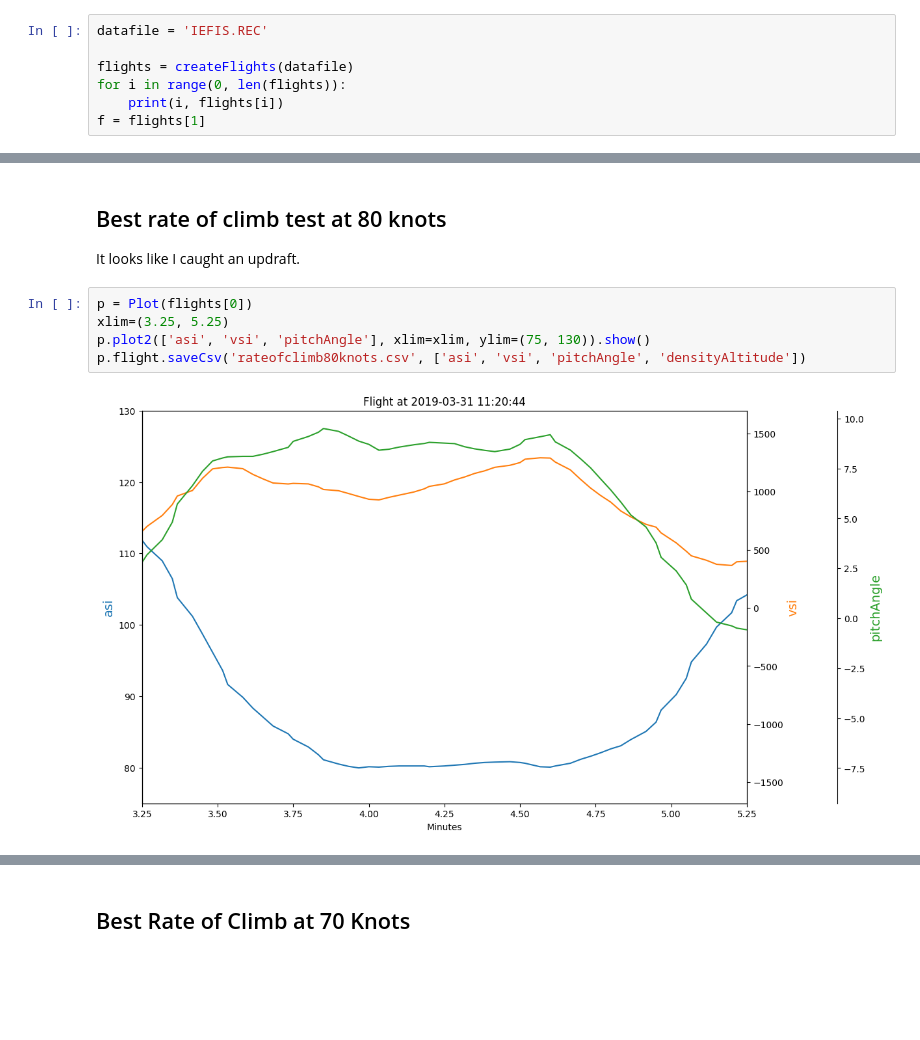
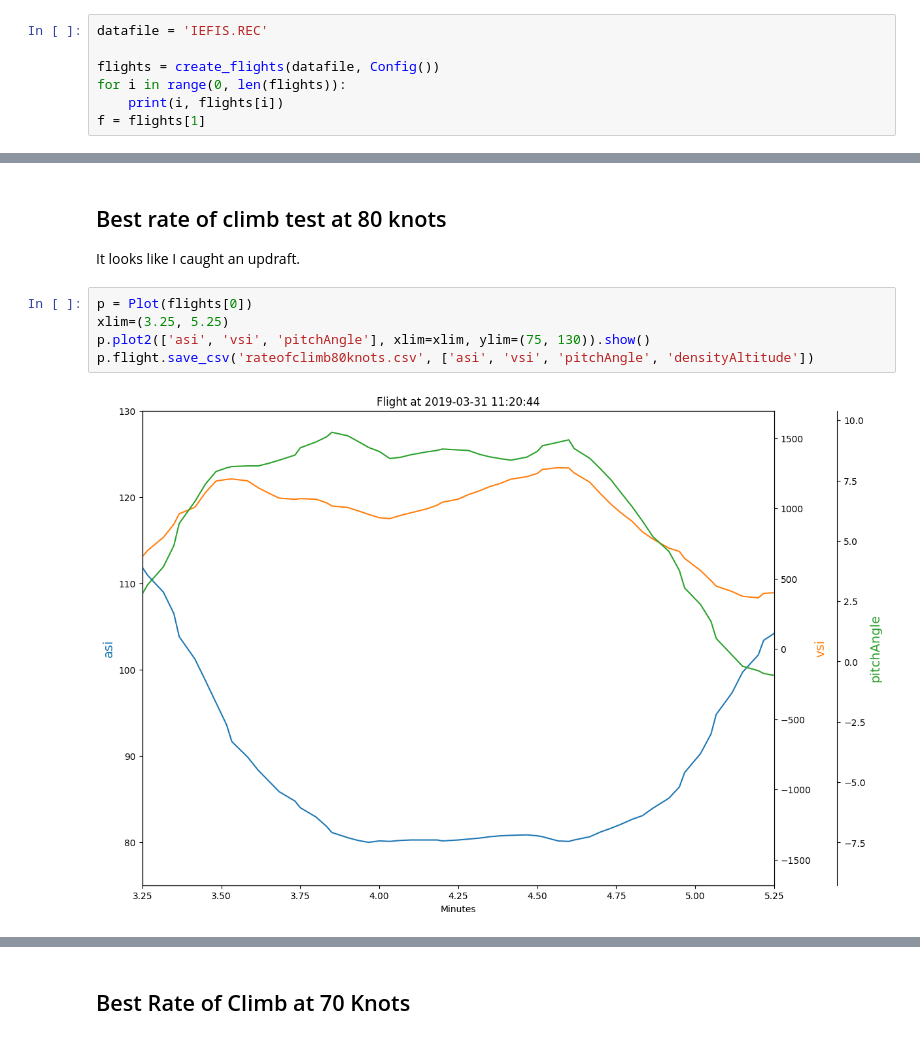
Before and after one commit to azemon/MglEfisPlotter, a Jupyter notebook: notebooks/2019-03-31/best rate of climb.ipynb, the cells around one changed output, grey strips where cells are left out. Saved outputs shown, nothing was run; the diff lists cells and outputs as text; blank space fills up the shorter version.

```diff
--- a/notebooks/2019-03-31/best rate of climb.ipynb
+++ b/notebooks/2019-03-31/best rate of climb.ipynb
@@ -5,7 +5,7 @@ from MglEfisPlotter import *
 # %%
 datafile = 'IEFIS.REC'
 
-flights = createFlights(datafile)
+flights = create_flights(datafile, Config())
 for i in range(0, len(flights)):
     print(i, flights[i])
 f = flights[1]
@@ -20,10 +20,10 @@ It looks like I caught an updraft.
 # %%
 p = Plot(flights[0])
 xlim=(3.25, 5.25)
 p.plot2(['asi', 'vsi', 'pitchAngle'], xlim=xlim, ylim=(75, 130)).show()
-p.flight.saveCsv('rateofclimb80knots.csv', ['asi', 'vsi', 'pitchAngle', 'densityAltitude'])
+p.flight.save_csv('rateofclimb80knots.csv', ['asi', 'vsi', 'pitchAngle', 'densityAltitude'])
 # %% [output]
-[figure, old version]
+[figure, new version]
 # %%
 p.plot('vsi', xlim=xlim, ylim=(800, 1400)).show()
 # %% [output]
```
Also changed, not shown: parts of 3 cells of this notebook, 4 other files.
